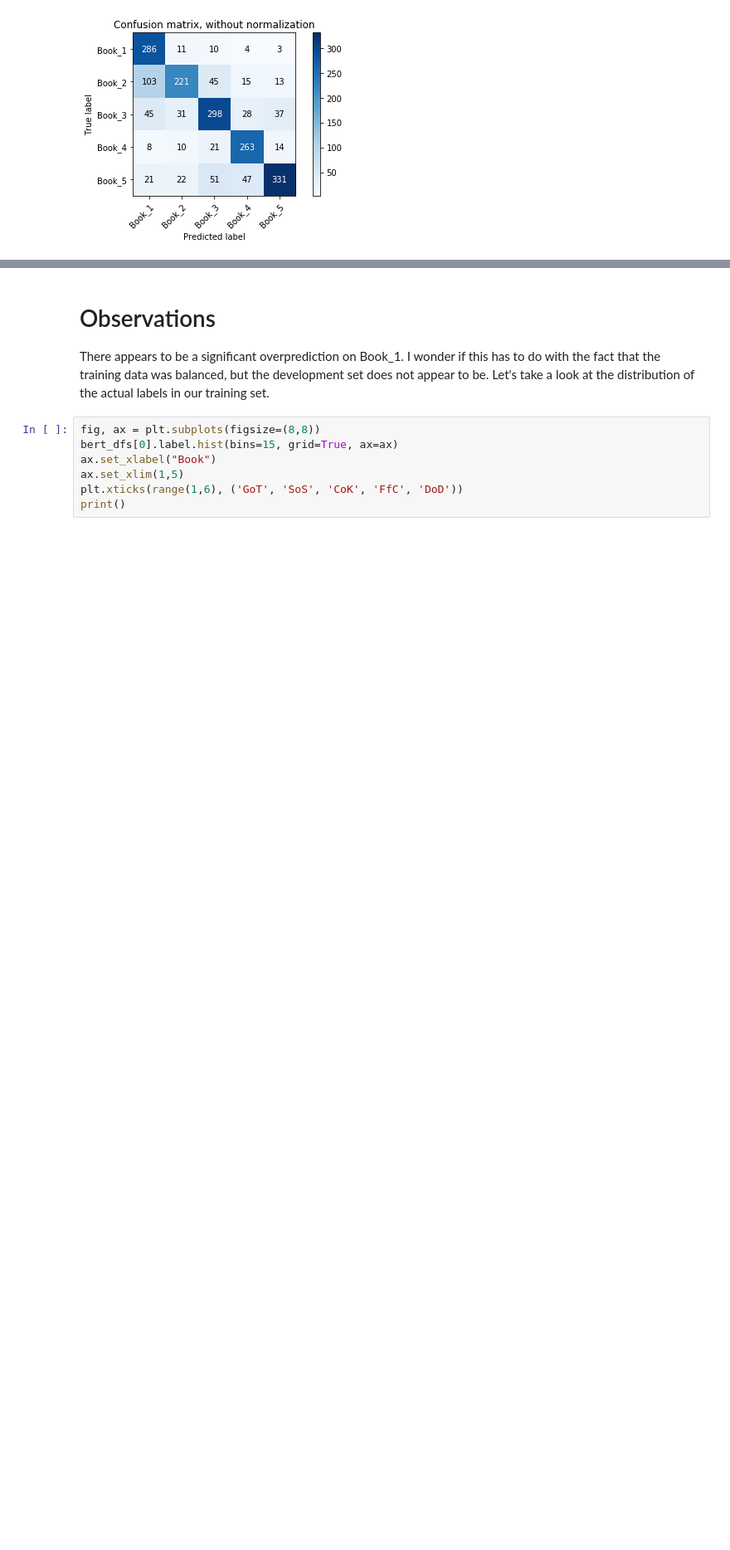
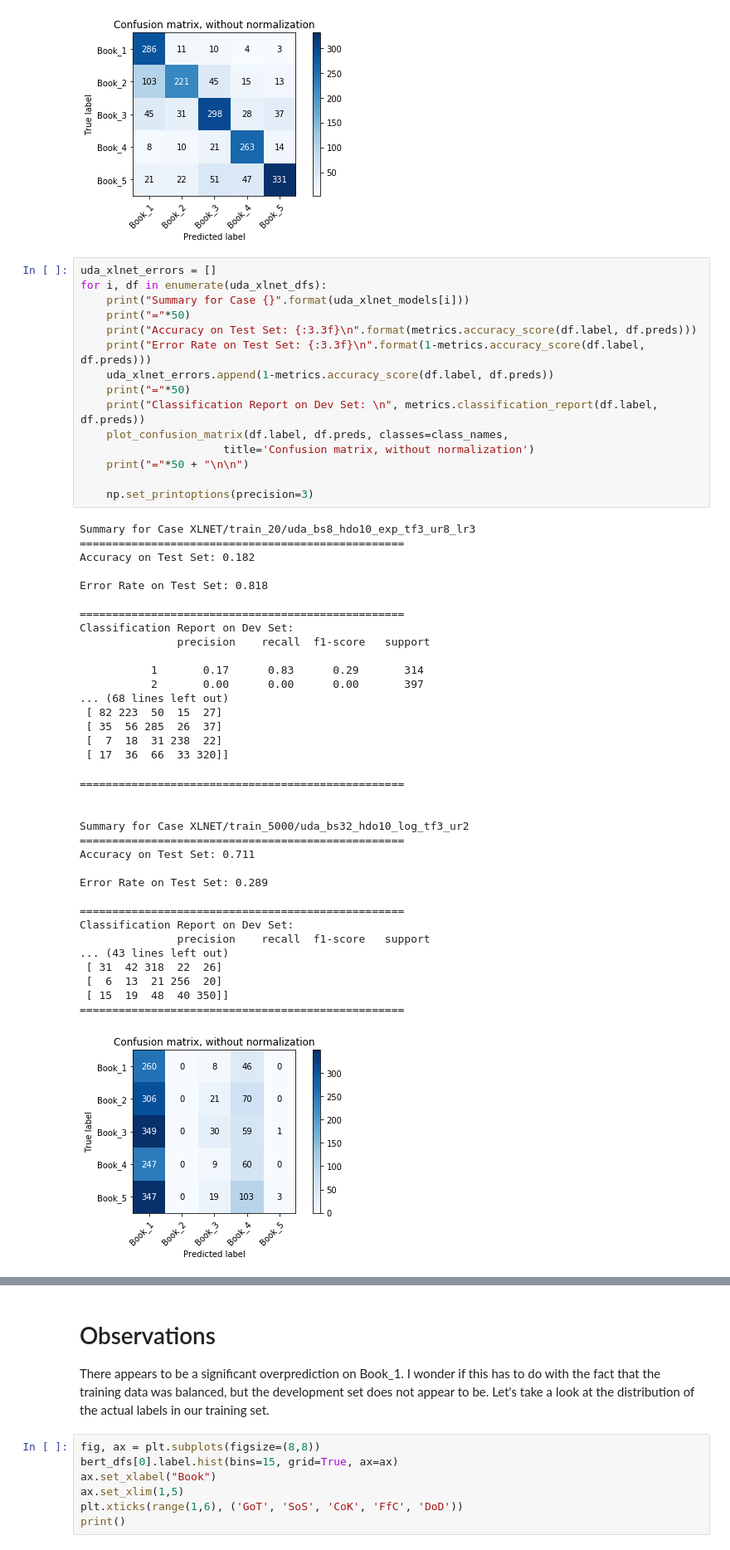
Before and after one commit to tomgoter/nlp_finalproject, a Jupyter notebook: error_analysis.ipynb, the cells around one changed output, grey strips where cells are left out. Shown at 83% size. Drawn from its saved outputs; the diff is of its cells as text; blank space fills up the shorter version.

```diff
--- a/error_analysis.ipynb
+++ b/error_analysis.ipynb
@@ -223,3 +224,54 @@ Classification Report on Dev Set:
 [figure]
 [figure]
 [figure]
+# %%
+uda_xlnet_errors = []
+for i, df in enumerate(uda_xlnet_dfs):
+    print("Summary for Case {}".format(uda_xlnet_models[i]))
+    print("="*50)
+    print("Accuracy on Test Set: {:3.3f}\n".format(metrics.accuracy_score(df.label, df.preds)))
+    print("Error Rate on Test Set: {:3.3f}\n".format(1-metrics.accuracy_score(df.label, df.preds)))
+    uda_xlnet_errors.append(1-metrics.accuracy_score(df.label, df.preds))
+    print("="*50)
+    print("Classification Report on Dev Set: \n", metrics.classification_report(df.label, df.preds))
+    plot_confusion_matrix(df.label, df.preds, classes=class_names,
+                      title='Confusion matrix, without normalization')
+    print("="*50 + "\n\n")
+
+    np.set_printoptions(precision=3)
+# %% [output]
+Summary for Case XLNET/train_20/uda_bs8_hdo10_exp_tf3_ur8_lr3
+==================================================
+Accuracy on Test Set: 0.182
+
+Error Rate on Test Set: 0.818
+
+==================================================
+Classification Report on Dev Set:
+               precision    recall  f1-score   support
+
+           1       0.17      0.83      0.29       314
+           2       0.00      0.00      0.00       397
+... (68 lines left out)
+ [ 82 223  50  15  27]
+ [ 35  56 285  26  37]
+ [  7  18  31 238  22]
+ [ 17  36  66  33 320]]
+==================================================
+
+
+Summary for Case XLNET/train_5000/uda_bs32_hdo10_log_tf3_ur2
+==================================================
+Accuracy on Test Set: 0.711
+
+Error Rate on Test Set: 0.289
+
+==================================================
+Classification Report on Dev Set:
+               precision    recall  f1-score   support
+... (43 lines left out)
+ [ 31  42 318  22  26]
+ [  6  13  21 256  20]
+ [ 15  19  48  40 350]]
+==================================================
+[figure, added]
```
Also changed, not shown: parts of 9 cells of this notebook, 9 other files.
